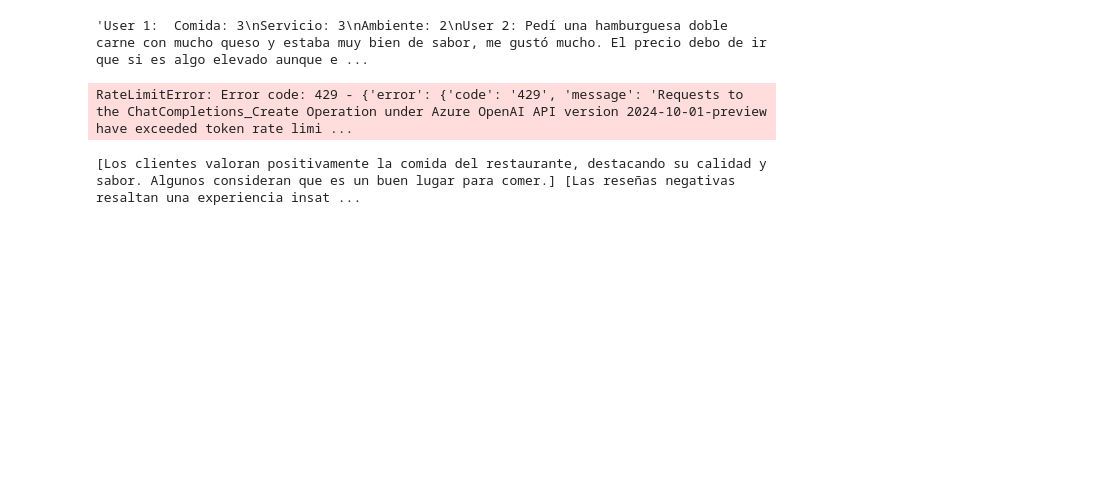
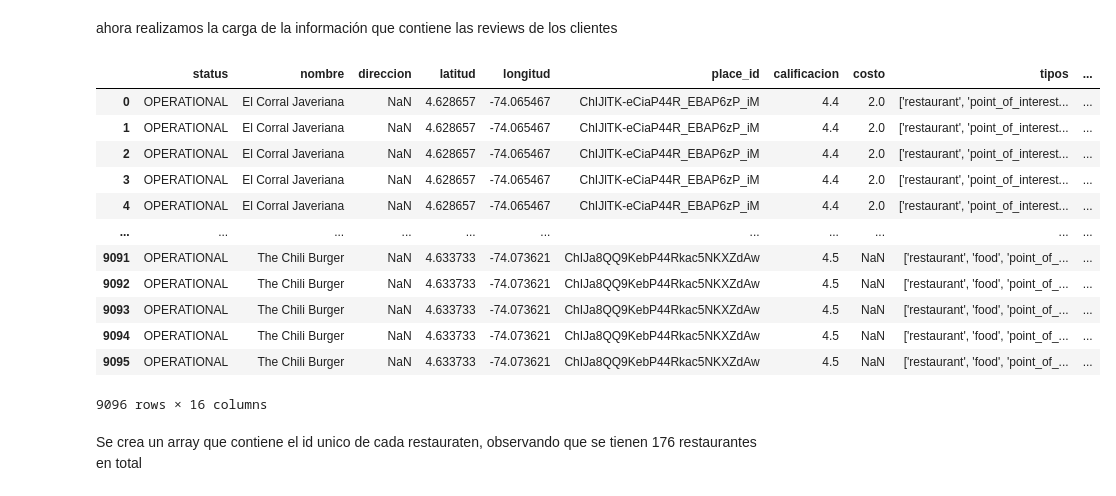
Before and after one commit to Serebas12/NLP, a Jupyter notebook: gtp_resumenes.ipynb, the cells around one changed output. Cells and saved outputs as stored; diff of their text form; code cells hidden in the pictures; blank space fills up the shorter version.

```diff
--- a/gtp_resumenes.ipynb
+++ b/gtp_resumenes.ipynb
@@ -35,20 +16,23 @@ df_frisby=df_frisby.head(30)
-# %%
-comments_concatenated = "\n".join([f"User {i + 1}: {row['comentario ']}" for i, row in df_frisby.iterrows()])
-comments_concatenated
-# %% [output]
-'User 1:  Comida: 3\nServicio: 3\nAmbiente: 2\nUser 2: Pedí una hamburguesa doble carne con mucho queso y estaba muy bien de sabor, me gustó mucho. El precio debo de ir que si es algo elevado aunque e ...
-# %%
-# Ejemplo de llamada a la API
-response = client.chat.completions.create(
-    model="gpt-4o-mini",  # Reemplaza con el nombre del despliegue configurado en Azure
-    messages=[
-        {"role": "system", "content": prompt},
-        {"role": "user", "content": comments_concatenated}
-    ]
-)
-# %% [output]
-RateLimitError: Error code: 429 - {'error': {'code': '429', 'message': 'Requests to the ChatCompletions_Create Operation under Azure OpenAI API version 2024-10-01-preview have exceeded token rate limi ...
-# %%
-print(response.choices[0].message.content)
-# %% [output]
-[Los clientes valoran positivamente la comida del restaurante, destacando su calidad y sabor. Algunos consideran que es un buen lugar para comer.] [Las reseñas negativas resaltan una experiencia insat ...
+# %% [markdown]
+ahora realizamos la carga de la información que contiene las reviews de los clientes
+# %%
+file_id = '1PkwkxO77LTlUGimG3OstG3VqCNlXnYan'
+url = f'https://drive.google.com/uc?id={file_id}'
+df_testing = pd.read_csv(url, encoding='utf-8')
+df_testing
+# %% [output]
+|  | status | nombre | direccion | latitud | longitud | place_id | calificacion | costo | tipos | ... |
+| 0 | OPERATIONAL | El Corral Javeriana | NaN | 4.628657 | -74.065467 | ChIJlTK-eCiaP44R_EBAP6zP_iM | 4.4 | 2.0 | ['restaurant', 'point_of_interest... | ... |
+| 1 | OPERATIONAL | El Corral Javeriana | NaN | 4.628657 | -74.065467 | ChIJlTK-eCiaP44R_EBAP6zP_iM | 4.4 | 2.0 | ['restaurant', 'point_of_interest... | ... |
+| 2 | OPERATIONAL | El Corral Javeriana | NaN | 4.628657 | -74.065467 | ChIJlTK-eCiaP44R_EBAP6zP_iM | 4.4 | 2.0 | ['restaurant', 'point_of_interest... | ... |
+| 3 | OPERATIONAL | El Corral Javeriana | NaN | 4.628657 | -74.065467 | ChIJlTK-eCiaP44R_EBAP6zP_iM | 4.4 | 2.0 | ['restaurant', 'point_of_interest... | ... |
+| 4 | OPERATIONAL | El Corral Javeriana | NaN | 4.628657 | -74.065467 | ChIJlTK-eCiaP44R_EBAP6zP_iM | 4.4 | 2.0 | ['restaurant', 'point_of_interest... | ... |
+| ... | ... | ... | ... | ... | ... | ... | ... | ... | ... | ... |
+| 9091 | OPERATIONAL | The Chili Burger | NaN | 4.633733 | -74.073621 | ChIJa8QQ9KebP44Rkac5NKXZdAw | 4.5 | NaN | ['restaurant', 'food', 'point_of_... | ... |
+| 9092 | OPERATIONAL | The Chili Burger | NaN | 4.633733 | -74.073621 | ChIJa8QQ9KebP44Rkac5NKXZdAw | 4.5 | NaN | ['restaurant', 'food', 'point_of_... | ... |
+| 9093 | OPERATIONAL | The Chili Burger | NaN | 4.633733 | -74.073621 | ChIJa8QQ9KebP44Rkac5NKXZdAw | 4.5 | NaN | ['restaurant', 'food', 'point_of_... | ... |
+| 9094 | OPERATIONAL | The Chili Burger | NaN | 4.633733 | -74.073621 | ChIJa8QQ9KebP44Rkac5NKXZdAw | 4.5 | NaN | ['restaurant', 'food', 'point_of_... | ... |
+| 9095 | OPERATIONAL | The Chili Burger | NaN | 4.633733 | -74.073621 | ChIJa8QQ9KebP44Rkac5NKXZdAw | 4.5 | NaN | ['restaurant', 'food', 'point_of_... | ... |
+9096 rows × 16 columns
+# %% [markdown]
+Se crea un array que contiene el id unico de cada restauraten, observando que se tienen 176 restaurantes en total
```
Also changed, not shown: parts of 18 cells of this notebook, 4 other files.
